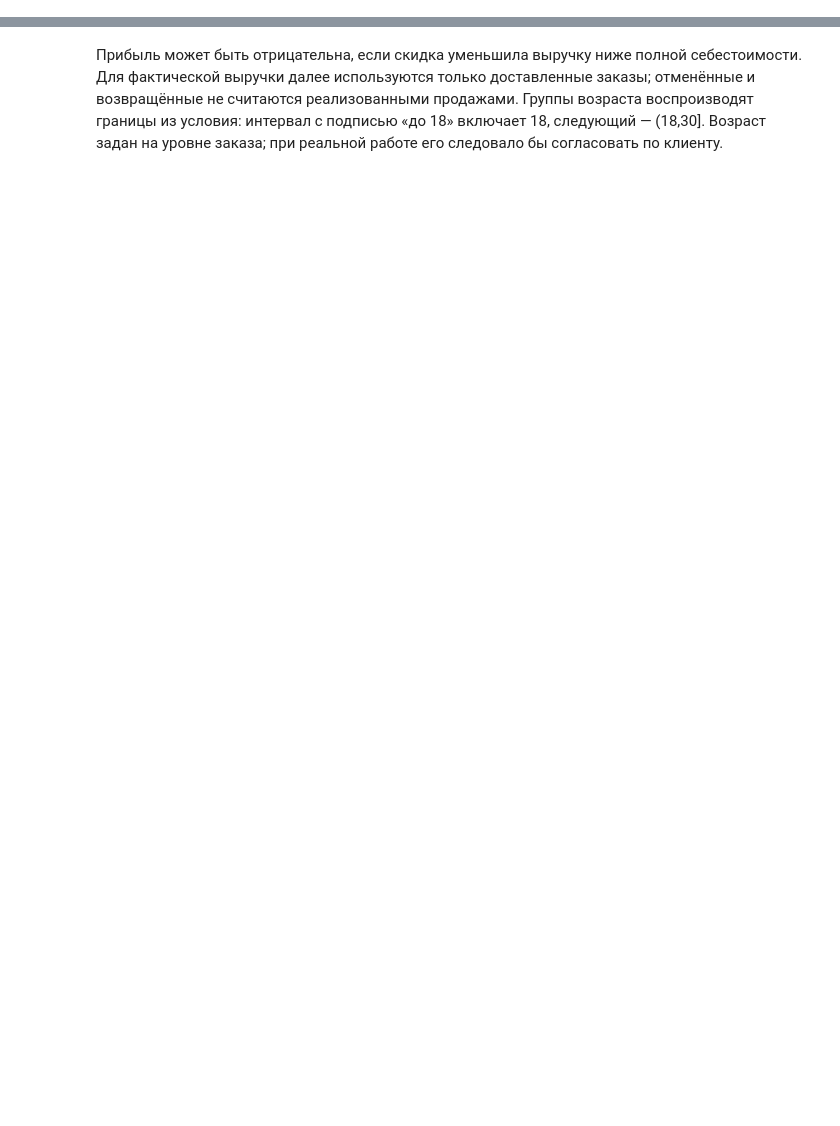
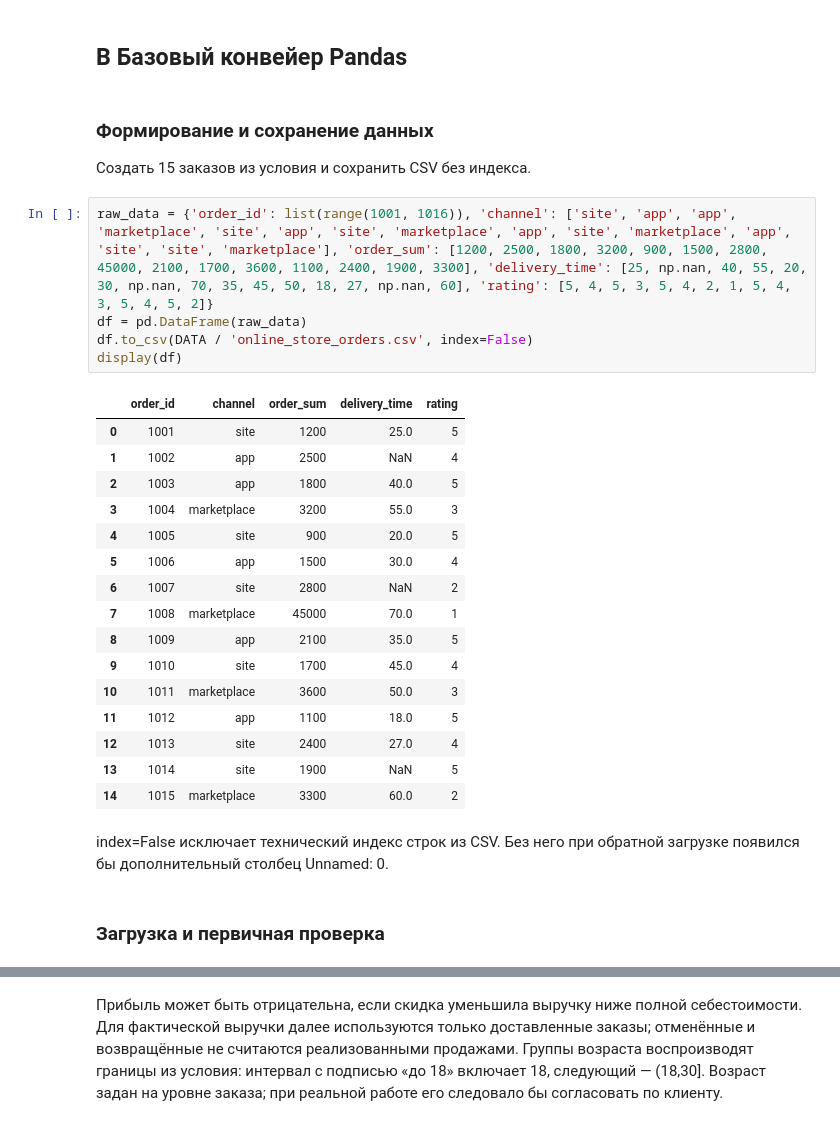
Before and after one commit to lisovcoff/susu-data-analysis-labs, a Jupyter notebook: lab2/lab2.ipynb, the cells around one changed output, grey strips where cells are left out. Saved outputs shown, nothing was run; the diff lists cells and outputs as text; blank space fills up the shorter version.

```diff
--- a/lab02/part2/lab02_part2.ipynb
+++ b/lab2/lab2.ipynb
@@ -138,0 +234,31 @@ Name: count, dtype: int64
+# %% [markdown]
+## B Базовый конвейер Pandas
+# %% [markdown]
+### Формирование и сохранение данных
+Создать 15 заказов из условия и сохранить CSV без индекса.
+# %%
+raw_data = {'order_id': list(range(1001, 1016)), 'channel': ['site', 'app', 'app', 'marketplace', 'site', 'app', 'site', 'marketplace', 'app', 'site', 'marketplace', 'app', 'site', 'site', 'marketplace'], 'order_sum': [1200, 2500, 1800, 3200, 900, 1500, 2800, 45000, 2100, 1700, 3600, 1100, 2400, 1900, 3300], 'delivery_time': [25, np.nan, 40, 55, 20, 30, np.nan, 70, 35, 45, 50, 18, 27, np.nan, 60], 'rating': [5, 4, 5, 3, 5, 4, 2, 1, 5, 4, 3, 5, 4, 5, 2]}
+df = pd.DataFrame(raw_data)
+df.to_csv(DATA / 'online_store_orders.csv', index=False)
+display(df)
+# %% [output]
+|  | order_id | channel | order_sum | delivery_time | rating |
+| 0 | 1001 | site | 1200 | 25.0 | 5 |
+| 1 | 1002 | app | 2500 | NaN | 4 |
+| 2 | 1003 | app | 1800 | 40.0 | 5 |
+| 3 | 1004 | marketplace | 3200 | 55.0 | 3 |
+| 4 | 1005 | site | 900 | 20.0 | 5 |
+| 5 | 1006 | app | 1500 | 30.0 | 4 |
+| 6 | 1007 | site | 2800 | NaN | 2 |
+| 7 | 1008 | marketplace | 45000 | 70.0 | 1 |
+| 8 | 1009 | app | 2100 | 35.0 | 5 |
+| 9 | 1010 | site | 1700 | 45.0 | 4 |
+| 10 | 1011 | marketplace | 3600 | 50.0 | 3 |
+| 11 | 1012 | app | 1100 | 18.0 | 5 |
+| 12 | 1013 | site | 2400 | 27.0 | 4 |
+| 13 | 1014 | site | 1900 | NaN | 5 |
+| 14 | 1015 | marketplace | 3300 | 60.0 | 2 |
+# %% [markdown]
+index=False исключает технический индекс строк из CSV. Без него при обратной загрузке появился бы дополнительный столбец Unnamed: 0.
+# %% [markdown]
+### Загрузка и первичная проверка
```
Also changed, not shown: parts of 62 cells of this notebook, 44 other files.
